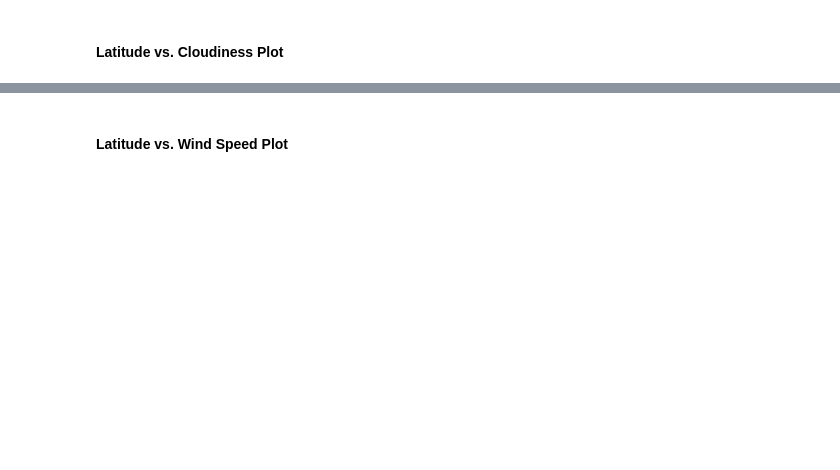
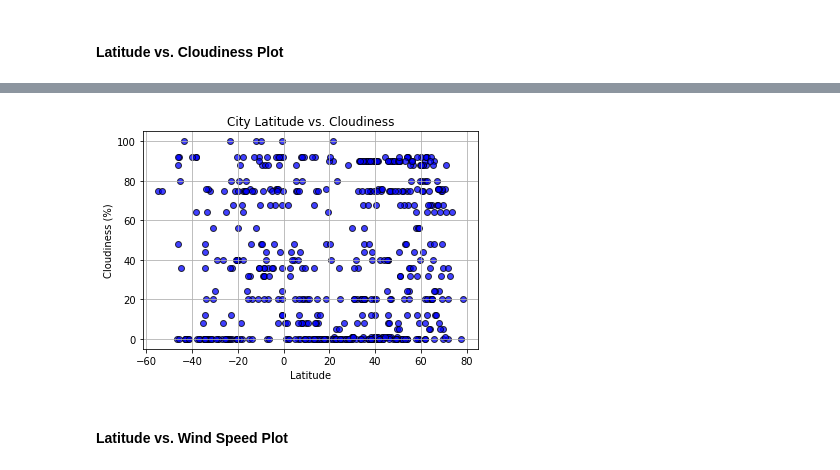
Before and after one commit to mrudolph1229/API-Homework, a Jupyter notebook: starter_code/WeatherPy.ipynb, the cells around one changed output, grey strips where cells are left out. Cells and saved outputs as stored; diff of their text form; code cells hidden in the pictures; blank space fills up the shorter version.

```diff
--- a/starter_code/WeatherPy.ipynb
+++ b/starter_code/WeatherPy.ipynb
@@ -173,2 +155,11 @@ weather_data.head()
+# %%
+plt.scatter(lat, cloudiness, marker="o", c='b', alpha=0.75, edgecolors = "black")
+plt.grid()
+plt.title("City Latitude vs. Cloudiness")
+plt.xlabel("Latitude")
+plt.ylabel("Cloudiness (%)")
+plt.show()
+# %% [output]
+[figure, added]
 # %% [markdown]
 #### Latitude vs. Wind Speed Plot
```
Also changed, not shown: parts of 12 cells of this notebook.
